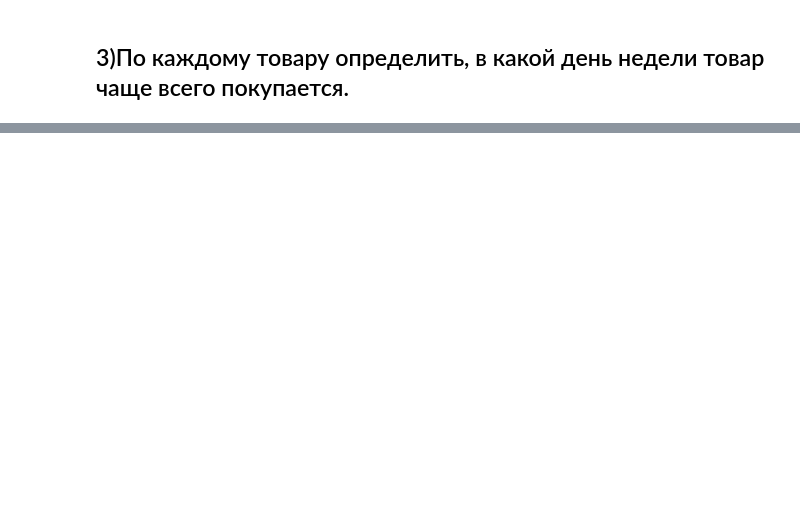
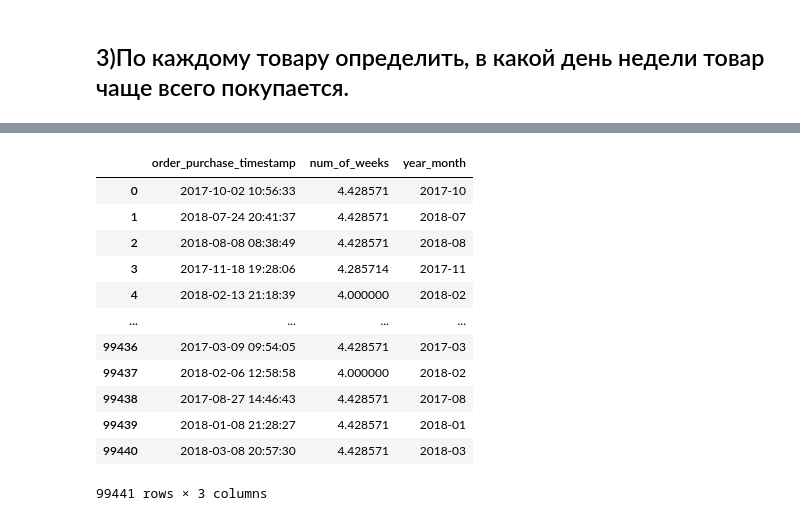
Before and after one commit to DAnyadenzel23/Statistics, a Jupyter notebook: inter_project/main.ipynb, the cells around one changed output, grey strips where cells are left out. Saved outputs shown, nothing was run; the diff lists cells and outputs as text; code cells hidden in the pictures; blank space fills up the shorter version.

```diff
--- a/inter_project/main.ipynb
+++ b/inter_project/main.ipynb
@@ -271,0 +339,22 @@ orders_core_df.head()
+# %%
+# Переводим признак в формат datetime
+df['order_purchase_timestamp'] = pd.to_datetime(df['order_purchase_timestamp'])
+#Выделяем год и месяц для группировки
+df['year_month'] = df['order_purchase_timestamp'].dt.strftime('%Y-%m')
+#Счиатем количество недель в данном месяце
+df['num_of_weeks'] = df['order_purchase_timestamp'].dt.days_in_month / 7
+df[['order_purchase_timestamp', 'num_of_weeks', 'year_month']]
+# %% [output]
+|  | order_purchase_timestamp | num_of_weeks | year_month |
+| 0 | 2017-10-02 10:56:33 | 4.428571 | 2017-10 |
+| 1 | 2018-07-24 20:41:37 | 4.428571 | 2018-07 |
+| 2 | 2018-08-08 08:38:49 | 4.428571 | 2018-08 |
+| 3 | 2017-11-18 19:28:06 | 4.285714 | 2017-11 |
+| 4 | 2018-02-13 21:18:39 | 4.000000 | 2018-02 |
+| ... | ... | ... | ... |
+| 99436 | 2017-03-09 09:54:05 | 4.428571 | 2017-03 |
+| 99437 | 2018-02-06 12:58:58 | 4.000000 | 2018-02 |
+| 99438 | 2017-08-27 14:46:43 | 4.428571 | 2017-08 |
+| 99439 | 2018-01-08 21:28:27 | 4.428571 | 2018-01 |
+| 99440 | 2018-03-08 20:57:30 | 4.428571 | 2018-03 |
+99441 rows × 3 columns
```
Also changed, not shown: parts of 28 cells of this notebook.
